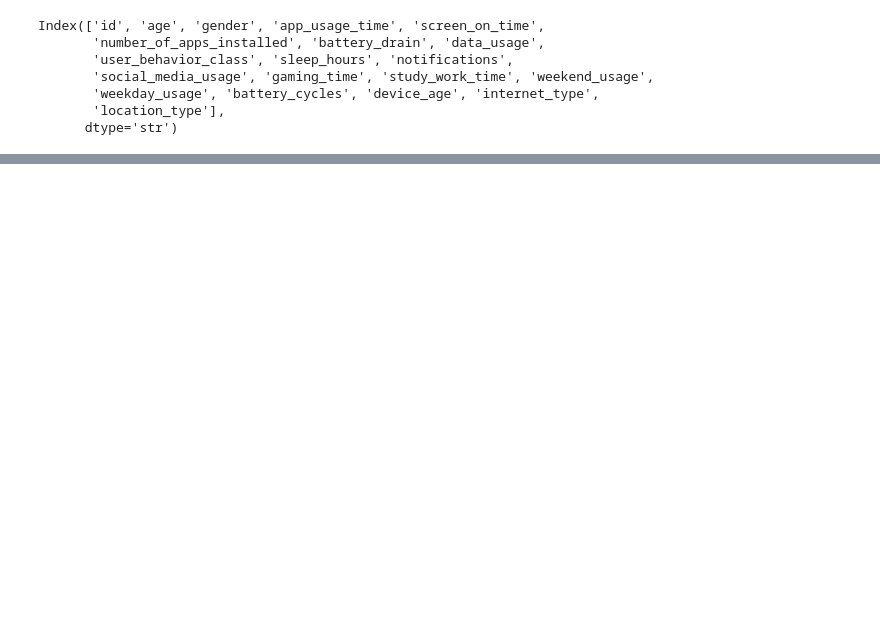
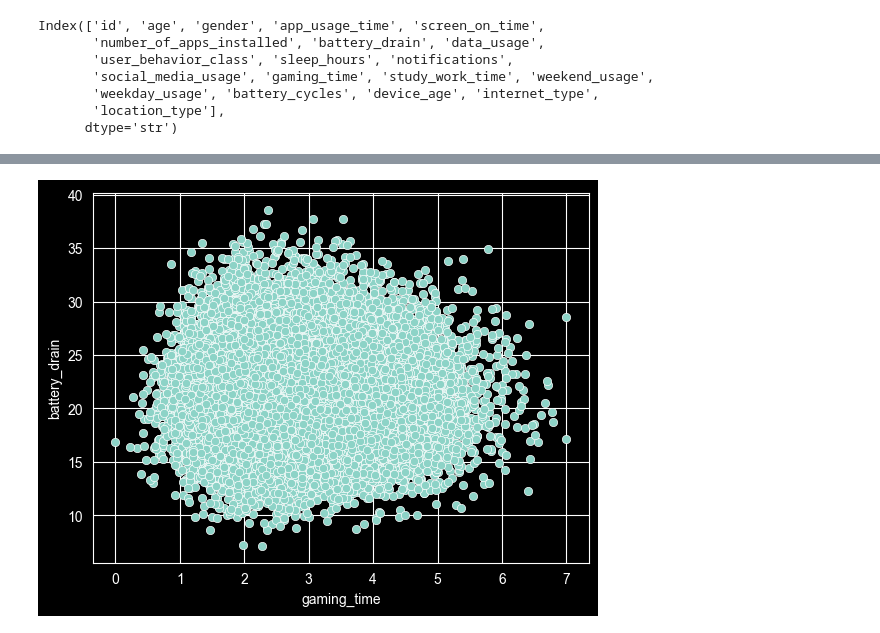
Before and after one commit to Farsan-k/AI-Powered-Mobile-Addiction-Risk-Prediction-System, a Jupyter notebook: EDA.ipynb, the cells around one changed output, grey strips where cells are left out. Drawn from its saved outputs; the diff is of its cells as text; code cells hidden in the pictures; blank space fills up the shorter version.

```diff
--- a/EDA.ipynb
+++ b/EDA.ipynb
@@ -286,0 +316,5 @@ sns.scatterplot(x='social_media_usage', y='sleep_hours', data=df)
+# %%
+sns.scatterplot(x='gaming_time', y='battery_drain', data=df)
+plt.show()
+# %% [output]
+[figure, added]
```
Also changed, not shown: parts of 27 cells of this notebook, 8 other files.
